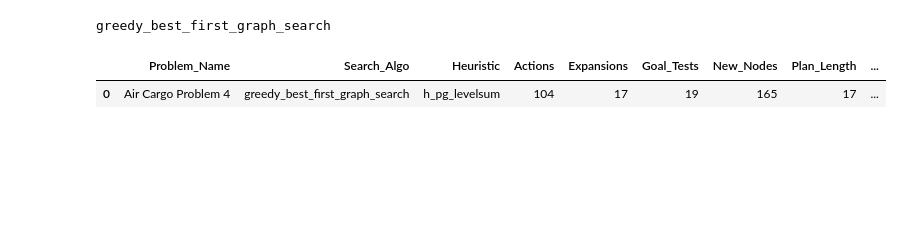
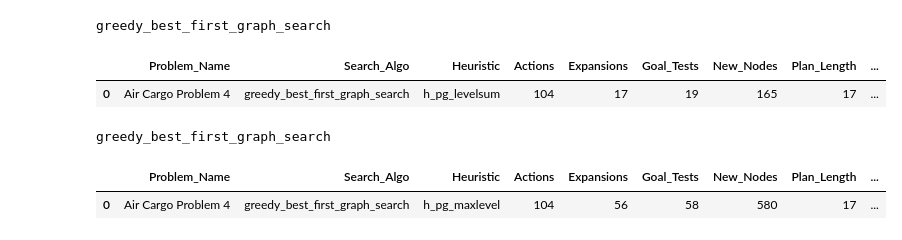
Before and after one commit to johngreibelarsen/ai-classical-planning, a Jupyter notebook: forward_planning_agent.ipynb, the cells around one changed output. Cells and saved outputs as stored; diff of their text form; code cells hidden in the pictures; blank space fills up the shorter version.

Commit message:
Experiment with cargo problem 2 using different search algorithms and heuristics for a agent that performs progression search to solve planning problems

```diff
--- a/forward_planning_agent.ipynb
+++ b/forward_planning_agent.ipynb
@@ -210,3 +210,13 @@ df4_4
 | 0 | Air Cargo Problem 4 | greedy_best_first_graph_search | h_pg_levelsum | 104 | 17 | 19 | 165 | 17 | ... |
 # %%
 df4_4.to_pickle("./search_results_4_4.pkl")
+# %%
+search_results_4_5  = main_modified([4], [6])
+# %% [output]
+greedy_best_first_graph_search
+# %%
+df4_5 = pd.DataFrame(search_results_4_5)
+df4_5
+# %% [output]
+|  | Problem_Name | Search_Algo | Heuristic | Actions | Expansions | Goal_Tests | New_Nodes | Plan_Length | ... |
+| 0 | Air Cargo Problem 4 | greedy_best_first_graph_search | h_pg_maxlevel | 104 | 56 | 58 | 580 | 17 | ... |
```
Also changed, not shown: parts of 1 cell of this notebook.
